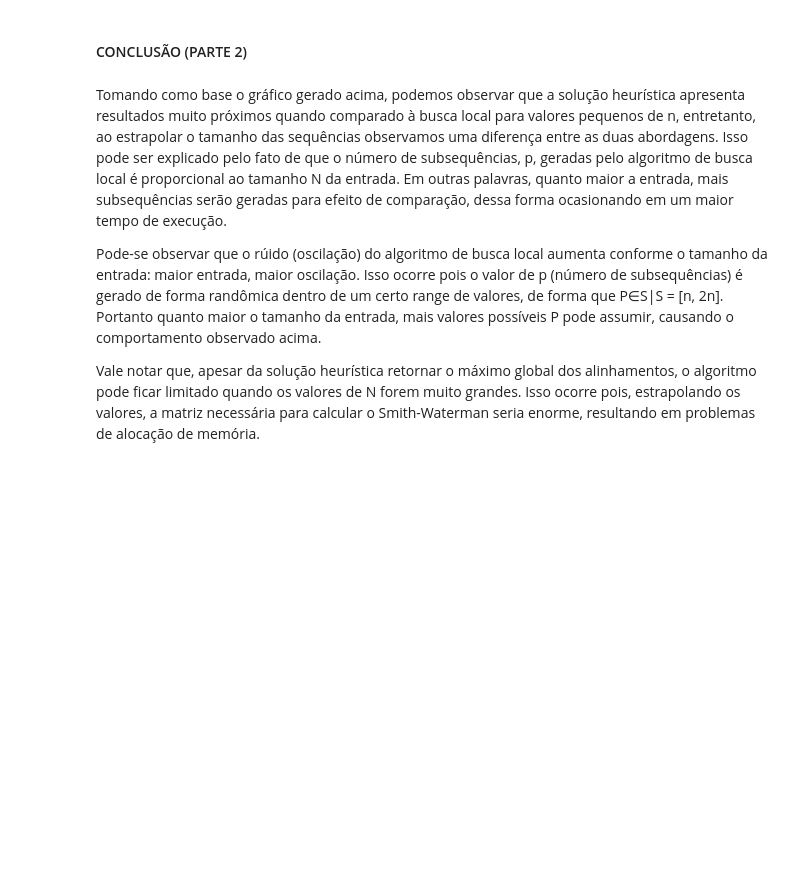
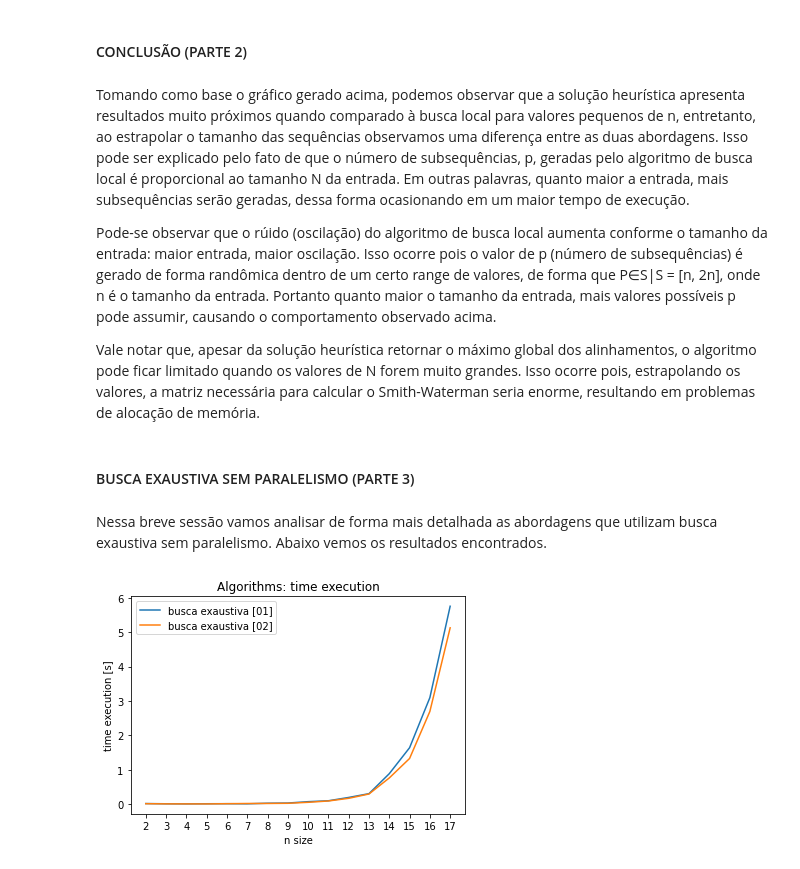
Before and after one commit to fernandocfbf/super-comp-final-results, a Jupyter notebook: relatorio_final.ipynb, the cells around one changed output. Drawn from its saved outputs; the diff is of its cells as text; code cells hidden in the pictures; blank space fills up the shorter version.

Commit message:
feat: adding time and score analisys

```diff
--- a/relatorio_final.ipynb
+++ b/relatorio_final.ipynb
@@ -109,8 +130,20 @@ print_lines(results_local_and_heuristic, n_size_list[0:input_cut], "Algorithms:
 # %% [markdown]
 #### CONCLUSÃO (PARTE 2)
 # %% [markdown]
-Tomando como base o gráfico gerado acima, podemos observar que a solução heurística apresenta resultados muito próximos quando comparado à busca local para valores pequenos de n, entretanto, ao estrapolar o tamanho das sequências observamos uma diferença entre as duas abordagens. Isso pode ser explicado pelo fato de que o número de subsequências, p, geradas pelo algoritmo de busca local é proporcional ao tamanho N da entrada. Em outras palavras, quanto maior a entrada, mais subsequências serão geradas para efeito de comparação, dessa forma ocasionando em um maior tempo de execução.
+Tomando como base o gráfico gerado acima, podemos observar que a solução heurística apresenta resultados muito próximos quando comparado à busca local para valores pequenos de n, entretanto, ao estrapolar o tamanho das sequências observamos uma diferença entre as duas abordagens. Isso pode ser explicado pelo fato de que o número de subsequências, p, geradas pelo algoritmo de busca local é proporcional ao tamanho N da entrada. Em outras palavras, quanto maior a entrada, mais subsequências serão geradas, dessa forma ocasionando em um maior tempo de execução.
 
-Pode-se observar que o rúido (oscilação) do algoritmo de busca local aumenta conforme o tamanho da entrada: maior entrada, maior oscilação. Isso ocorre pois o valor de p (número de subsequências) é gerado de forma randômica dentro de um certo range de valores, de forma que P∈S|S = [n, 2n]. Portanto quanto maior o tamanho da entrada, mais valores possíveis P pode assumir, causando o comportamento observado acima.
+Pode-se observar que o rúido (oscilação) do algoritmo de busca local aumenta conforme o tamanho da entrada: maior entrada, maior oscilação. Isso ocorre pois o valor de p (número de subsequências) é gerado de forma randômica dentro de um certo range de valores, de forma que P∈S|S = [n, 2n], onde n é o tamanho da entrada. Portanto quanto maior o tamanho da entrada, mais valores possíveis p pode assumir, causando o comportamento observado acima.
 
 Vale notar que, apesar da solução heurística retornar o máximo global dos alinhamentos, o algoritmo pode ficar limitado quando os valores de N forem muito grandes. Isso ocorre pois, estrapolando os valores, a matriz necessária para calcular o Smith-Waterman seria enorme, resultando em problemas de alocação de memória.
+# %% [markdown]
+#### BUSCA EXAUSTIVA SEM PARALELISMO (PARTE 3)
+# %% [markdown]
+Nessa breve sessão vamos analisar de forma mais detalhada as abordagens que utilizam busca exaustiva sem paralelismo. Abaixo vemos os resultados encontrados.
+# %%
+input_cut = 16
+#results_ee = run_multiple_times(exe_list[2:4], input_list[0:input_cut])
+#save_results(results_ee, path="./results/ee.pkl")
+results_ee = load_results("./results/ee.pkl")
+print_lines(results_ee, n_size_list[0:input_cut], "Algorithms: time execution", "n size", "time execution [s]", "clock")
+# %% [output]
+[figure, added]
```
Also changed, not shown: parts of 41 cells of this notebook, 15 other files.
